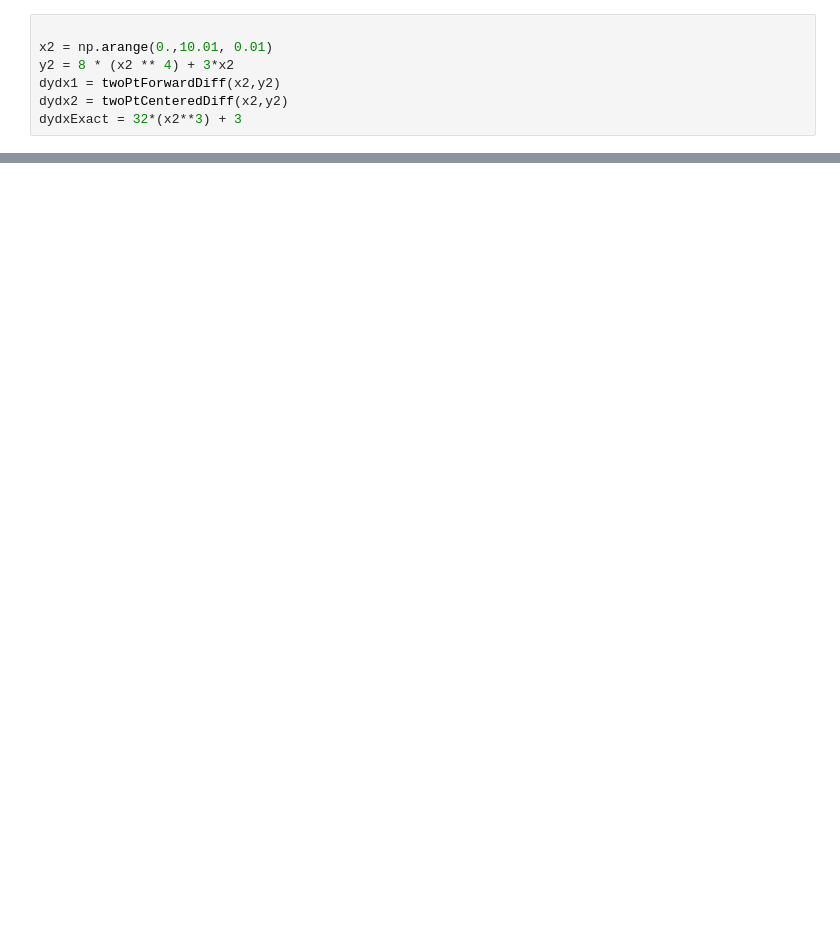
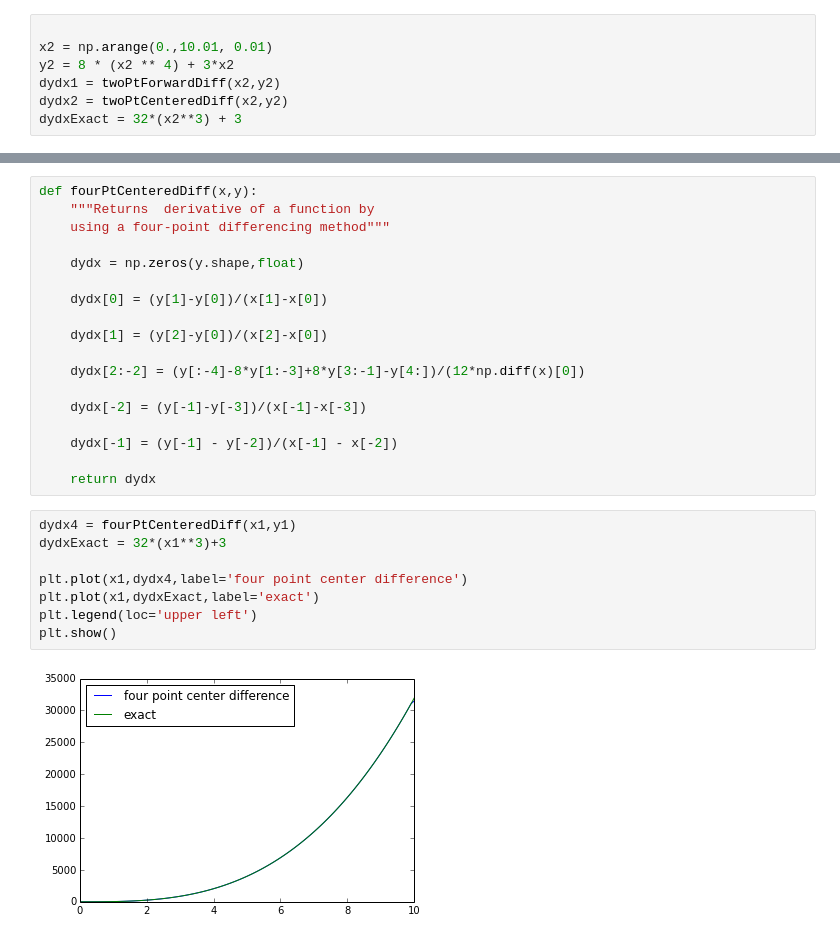
Before and after one commit to jparke08/PHYS202-S14, a Jupyter notebook: SciPy/DifferentiationExercises.ipynb, the cells around one changed output, grey strips where cells are left out. Drawn from its saved outputs; the diff is of its cells as text; blank space fills up the shorter version.

```diff
--- a/SciPy/DifferentiationExercises.ipynb
+++ b/SciPy/DifferentiationExercises.ipynb
@@ -69,0 +114,28 @@ plt.show()
+# %%
+def fourPtCenteredDiff(x,y):
+    """Returns  derivative of a function by
+    using a four-point differencing method"""
+
+    dydx = np.zeros(y.shape,float)
+
+    dydx[0] = (y[1]-y[0])/(x[1]-x[0])
+
+    dydx[1] = (y[2]-y[0])/(x[2]-x[0])
+
+    dydx[2:-2] = (y[:-4]-8*y[1:-3]+8*y[3:-1]-y[4:])/(12*np.diff(x)[0])
+
+    dydx[-2] = (y[-1]-y[-3])/(x[-1]-x[-3])
+
+    dydx[-1] = (y[-1] - y[-2])/(x[-1] - x[-2])
+
+    return dydx
+# %%
+dydx4 = fourPtCenteredDiff(x1,y1)
+dydxExact = 32*(x1**3)+3
+
+plt.plot(x1,dydx4,label='four point center difference')
+plt.plot(x1,dydxExact,label='exact')
+plt.legend(loc='upper left')
+plt.show()
+# %% [output]
+[figure, added]
```
Also changed, not shown: parts of 18 cells of this notebook, 2 other files.
